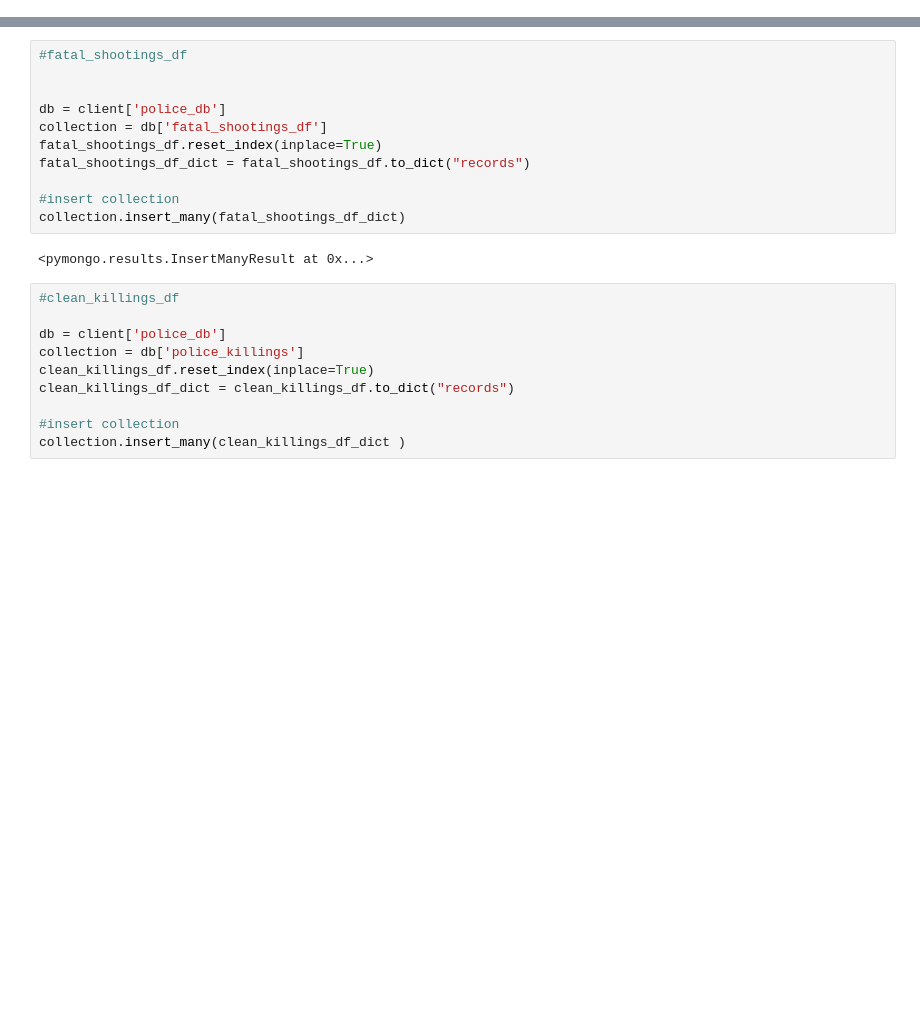
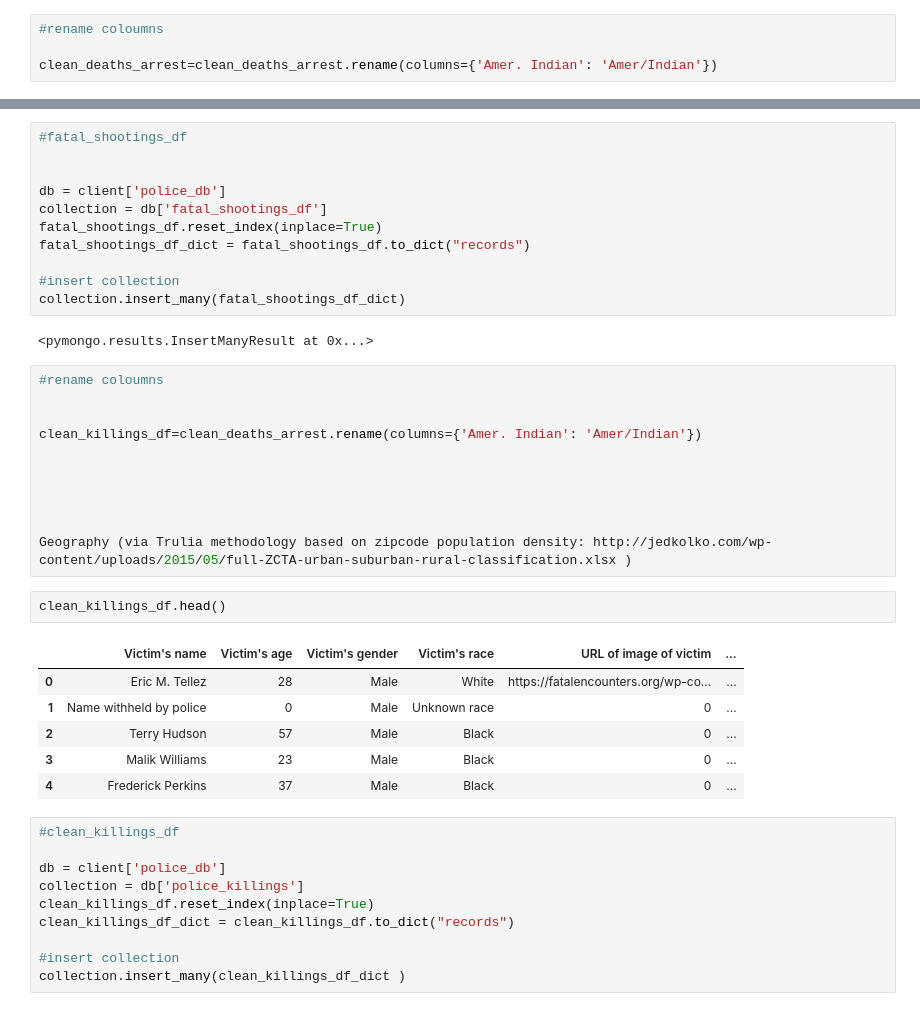
Before and after one commit to tylerspck/ETL-Project, a Jupyter notebook: June.ipynb, the cells around one changed output, grey strips where cells are left out. Drawn from its saved outputs; the diff is of its cells as text; blank space fills up the shorter version.

```diff
--- a/June.ipynb
+++ b/June.ipynb
@@ -141,6 +141,10 @@ clean_metro_NY_dict = clean_metro_NY.to_dict("records")
 collection.insert_many(clean_metro_NY_dict)
 # %% [output]
 <pymongo.results.InsertManyResult at 0x...>
+# %%
+#rename coloumns
+
+clean_deaths_arrest=clean_deaths_arrest.rename(columns={'Amer. Indian': 'Amer/Indian'})
 # %%
 #clean_deaths_arrest
 db = client['police_db']
@@ -178,6 +182,26 @@ fatal_shootings_df_dict = fatal_shootings_df.to_dict("records")
 collection.insert_many(fatal_shootings_df_dict)
 # %% [output]
 <pymongo.results.InsertManyResult at 0x...>
+# %%
+#rename coloumns
+
+
+clean_killings_df=clean_deaths_arrest.rename(columns={'Amer. Indian': 'Amer/Indian'})
+
+
+
+
+
+Geography (via Trulia methodology based on zipcode population density: http://jedkolko.com/wp-content/uploads/2015/05/full-ZCTA-urban-suburban-rural-classification.xlsx )
+# %%
+clean_killings_df.head()
+# %% [output]
+|  | Victim's name | Victim's age | Victim's gender | Victim's race | URL of image of victim | ... |
+| 0 | Eric M. Tellez | 28 | Male | White | https://fatalencounters.org/wp-co... | ... |
+| 1 | Name withheld by police | 0 | Male | Unknown race | 0 | ... |
+| 2 | Terry Hudson | 57 | Male | Black | 0 | ... |
+| 3 | Malik Williams | 23 | Male | Black | 0 | ... |
+| 4 | Frederick Perkins | 37 | Male | Black | 0 | ... |
 # %%
 #clean_killings_df
 
```
Also changed, not shown: parts of 1 cell of this notebook, 1 other file.
